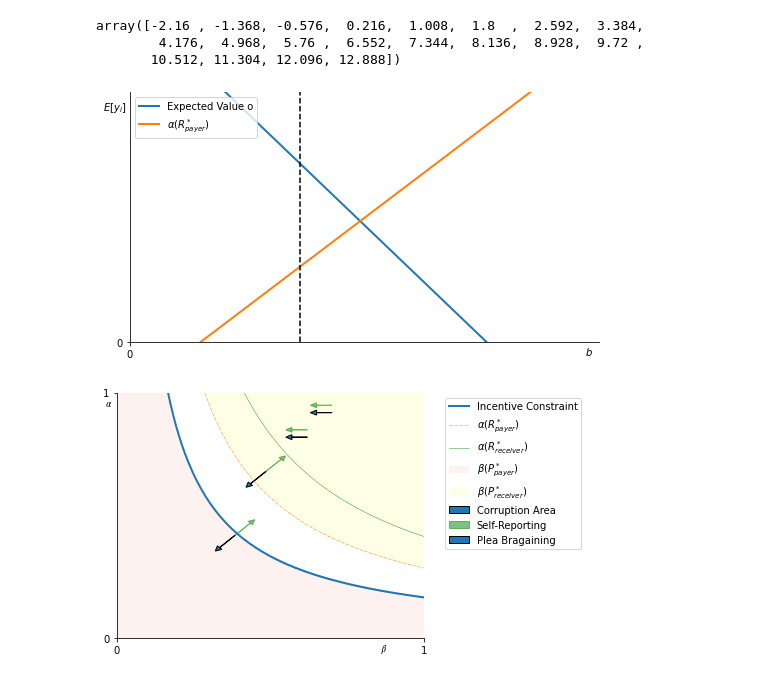
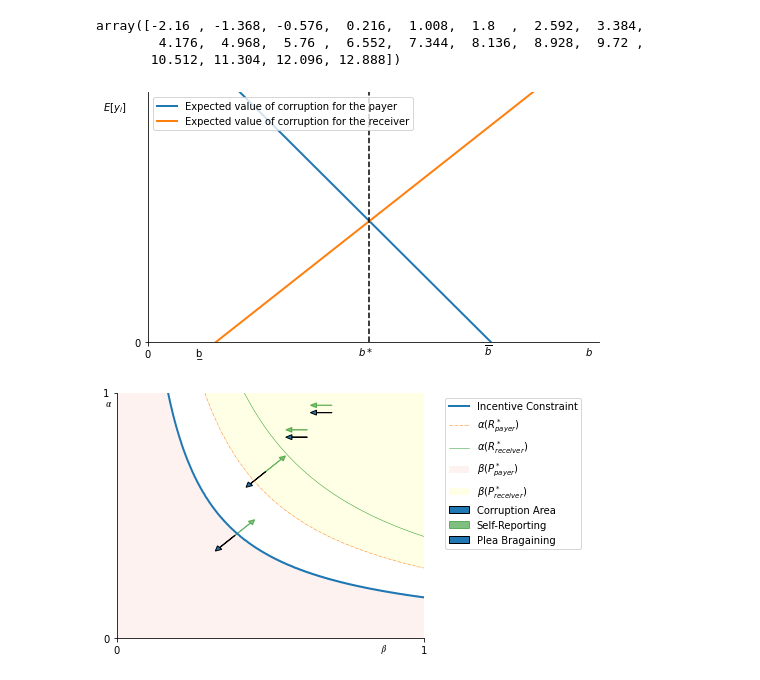
Before and after one commit to caxaxa/Chacha_PhD_Projects, a Jupyter notebook: Incentive_Curves.ipynb, the cells around one changed output. Drawn from its saved outputs; the diff is of its cells as text; code cells hidden in the pictures.

```diff
--- a/Incentive_Curves.ipynb
+++ b/Incentive_Curves.ipynb
@@ -184,31 +184,35 @@ array([-2.16 , -1.368, -0.576,  0.216,  1.008,  1.8  ,  2.592,  3.384,
         4.176,  4.968,  5.76 ,  6.552,  7.344,  8.136,  8.928,  9.72 ,
        10.512, 11.304, 12.096, 12.888])
 # %%
+
 def get_E_y_plot(save =  False):
   fig, ax = plt.subplots(figsize = (7,4))
   ax.spines['right'].set_visible(False)
   ax.spines['top'].set_visible(False)
 
-  fig.text(.95, 0.05, '$b$')
-  fig.text(-0.005, 0.9, '$E[y_i]$')
+  fig.text(.95, 0.05, r'$b$')
+  fig.text(.18, 0.05, 'b\u0332 ')
+  fig.text(.75, 0.05, r'$ \overline{b} $')
+  fig.text(.5, 0.05, r'$ b* $')
+  fig.text(-0.005, 0.9, r'$E[y_i]$')
   ax.plot(range(0,n,1), y_payer, linewidth=2)
   ax.plot(range(0,n,1), y_receiver, linewidth=2)
-  plt.axvline((((1-alpha*beta)*a - alpha*beta*f) - (gamma*alpha*beta*f + c)/gamma*(1-alpha*beta))/2, ls = '--', color = 'black')
+  plt.axvline(   ( c + gamma*(1-alpha*beta)*a)/(gamma*(1- alpha*beta) + 1)  , ls = '--', color = 'black')
   plt.tight_layout()
   plt.ylim([0, 10])
   plt.xlim([0, 18])
   plt.grid(False)
   plt.xticks(np.arange(0,1,18.1))
   plt.yticks(np.arange(0,1,10.1))
-  plt.legend(('Expected Value o','$α (R_{payer}^*)$'), loc='upper left')
-  plt.tight_layout()
+  plt.legend(('Expected value of corruption for the payer','Expected value of corruption for the receiver'), loc='upper left')
   if save:
     plt.savefig('./'+ save +'.pdf')
   plt.show()
-# %%
-get_E_y_plot()
-# %% [output]
-[figure, removed]
+# %%
+
+get_E_y_plot('b_star')
+# %% [output]
+[figure, added]
 # %%
 def get_IC_star(n,R_star,P_star,show_arrow = False, show_R = True, show_P = True, save = False):
     x = np.arange(0.0000001, 1,1/n )
```
